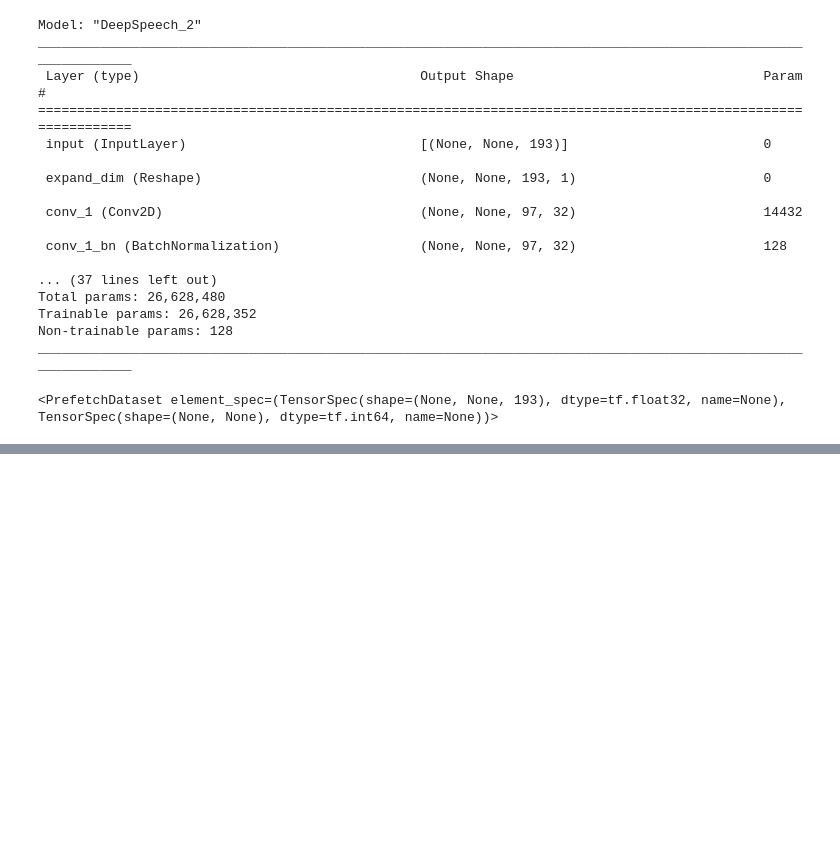
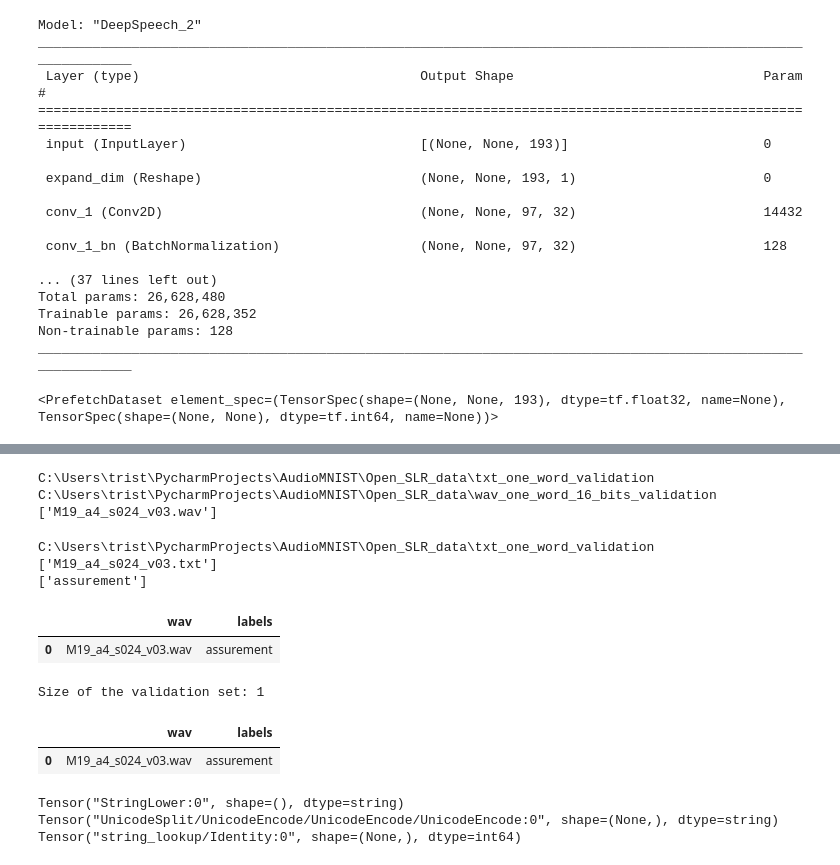
Before and after one commit to Atomme1/AudioMNIST, a Jupyter notebook: att_hack_one_word.ipynb, the cells around one changed output, grey strips where cells are left out. Drawn from its saved outputs; the diff is of its cells as text; code cells hidden in the pictures; blank space fills up the shorter version.

Commit message:
data selection, data processing,model creation, training, validation

```diff
--- a/att_hack_one_word.ipynb
+++ b/att_hack_one_word.ipynb
@@ -380,0 +445,62 @@ history = model.fit(
+# %%
+print(os.getcwd())
+#C:\Users\trist\PycharmProjects\AudioMNIST\Open_SLR_data\wav_one_word
+os.chdir("C://Users//trist//PycharmProjects//AudioMNIST//Open_SLR_data//wav_one_word_16_bits_validation")
+print(os.getcwd())
+
+wav_files = [f for f in os.listdir(os.getcwd())]
+print(wav_files)
+# %% [output]
+C:\Users\trist\PycharmProjects\AudioMNIST\Open_SLR_data\txt_one_word_validation
+C:\Users\trist\PycharmProjects\AudioMNIST\Open_SLR_data\wav_one_word_16_bits_validation
+['M19_a4_s024_v03.wav']
+# %%
+os.chdir("C://Users//trist/PycharmProjects//AudioMNIST//Open_SLR_data//txt_one_word_validation")
+print(os.getcwd())
+
+txt_files = [f for f in os.listdir(os.getcwd())]
+print(txt_files)
+wav_labels = []
+for txt in txt_files:
+    myfile = open(txt, "rt", encoding="utf-8")  # open lorem.txt for reading text
+    text = myfile.read()
+    text = text.replace("é", "e")
+    wav_labels.append(text)  # read the entire file to string
+    myfile.close()  # close the file
+print(wav_labels)  # print string contentsm
+# %% [output]
+C:\Users\trist\PycharmProjects\AudioMNIST\Open_SLR_data\txt_one_word_validation
+['M19_a4_s024_v03.txt']
+['assurement']
+# %%
+## put that in pandas DF
+data_wav = {'wav': wav_files, 'labels': wav_labels}
+df_one_word = pd.DataFrame(data=data_wav)
+df_one_word
+# %% [output]
+|  | wav | labels |
+| 0 | M19_a4_s024_v03.wav | assurement |
+# %%
+df_val = df_one_word.copy()
+
+print(f"Size of the validation set: {len(df_val)}")
+df_val
+# %% [output]
+Size of the validation set: 1
+|  | wav | labels |
+| 0 | M19_a4_s024_v03.wav | assurement |
+# %%
+batch_size = 1
+# Define the validation dataset
+validation_dataset = tf.data.Dataset.from_tensor_slices(
+    (list(df_val["wav"]), list(df_val["labels"]))
+)
+validation_dataset = (
+    validation_dataset.map(encode_single_sample, num_parallel_calls=tf.data.AUTOTUNE)
+    .padded_batch(batch_size)
+    .prefetch(buffer_size=tf.data.AUTOTUNE)
+)
+# %% [output]
+Tensor("StringLower:0", shape=(), dtype=string)
+Tensor("UnicodeSplit/UnicodeEncode/UnicodeEncode/UnicodeEncode:0", shape=(None,), dtype=string)
+Tensor("string_lookup/Identity:0", shape=(None,), dtype=int64)
```
Also changed, not shown: parts of 16 cells of this notebook, 1 other file.
